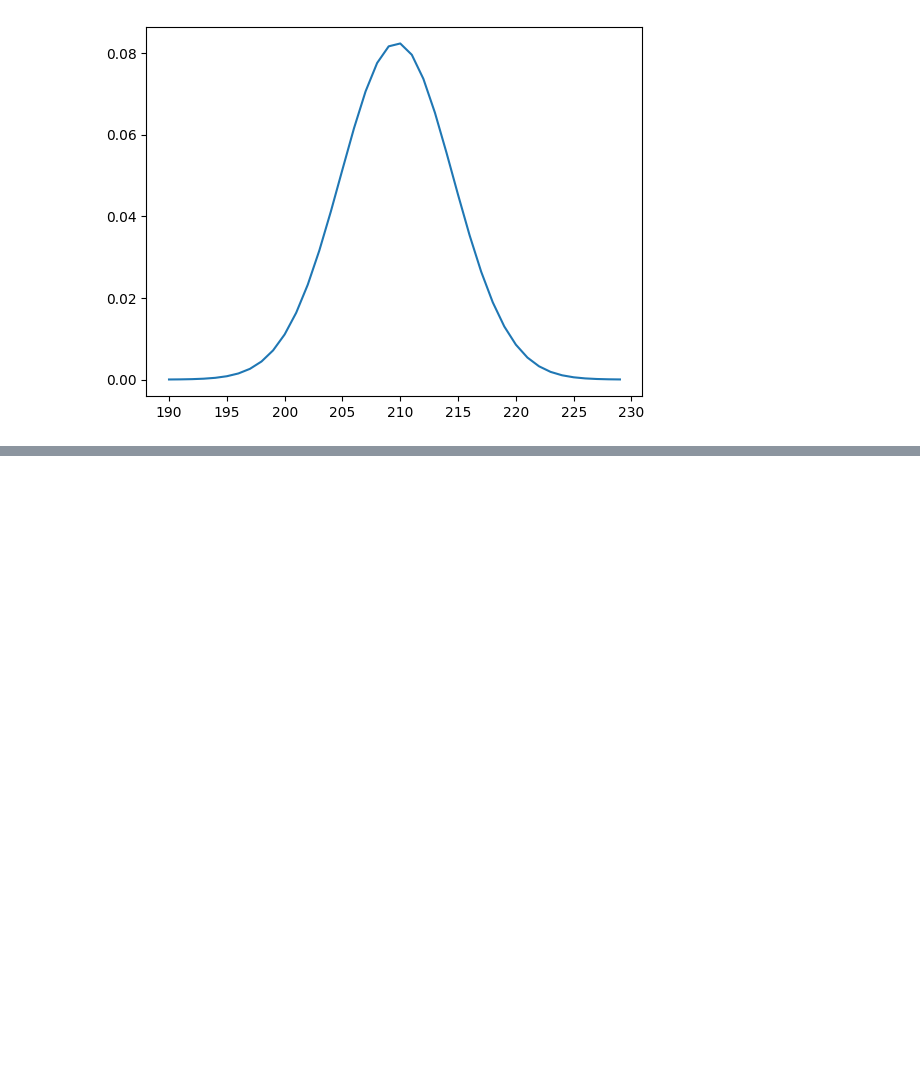
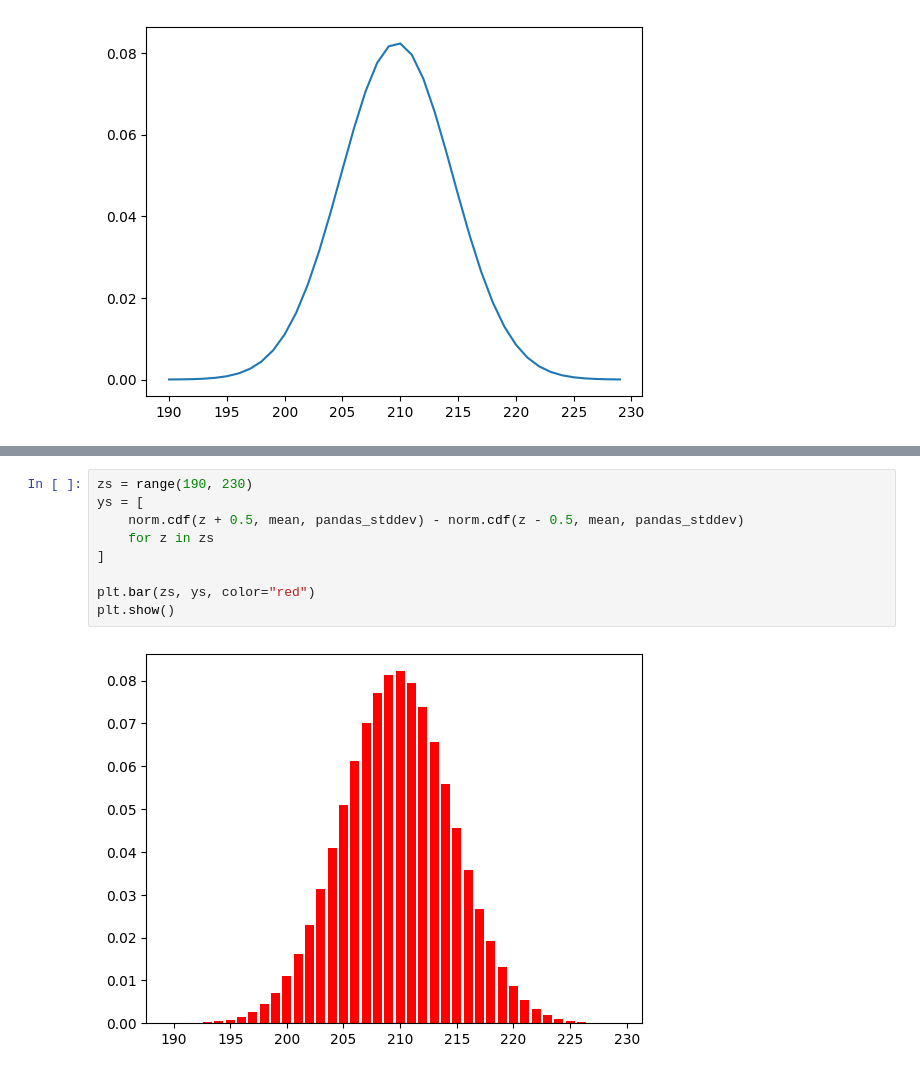
Before and after one commit to akr35/lnpr, a Jupyter notebook: section_sensor/lidar_200.ipynb, the cells around one changed output, grey strips where cells are left out. Saved outputs shown, nothing was run; the diff lists cells and outputs as text; blank space fills up the shorter version.

```diff
--- a/section_sensor/lidar_200.ipynb
+++ b/section_sensor/lidar_200.ipynb
@@ -149,0 +171,11 @@ plt.show()
+# %%
+zs = range(190, 230)
+ys = [
+    norm.cdf(z + 0.5, mean, pandas_stddev) - norm.cdf(z - 0.5, mean, pandas_stddev)
+    for z in zs
+]
+
+plt.bar(zs, ys, color="red")
+plt.show()
+# %% [output]
+[figure, added]
```
Also changed, not shown: parts of 6 cells of this notebook, 1 other file.
